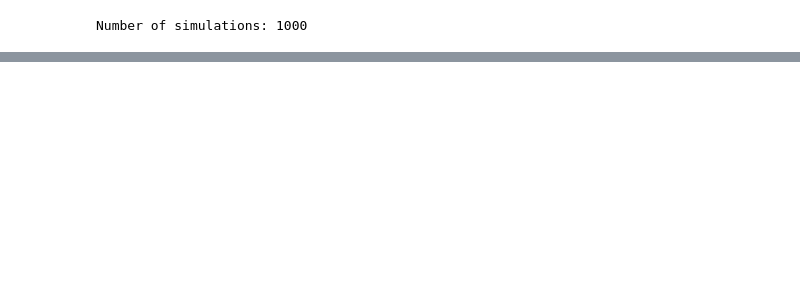
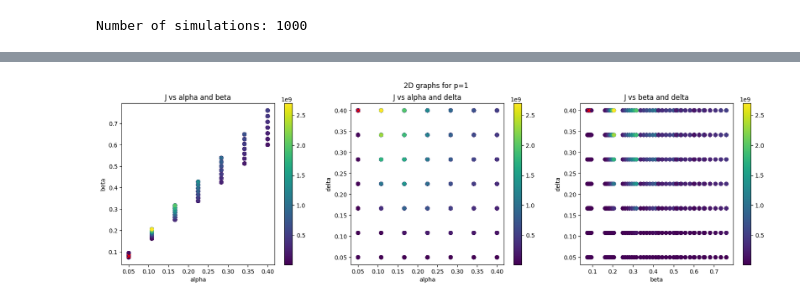
Before and after one commit to Ghostbrush/Epidemiology-Project-Analysis-of-S.F.-D.C.-COVID-Data, a Jupyter notebook: HW2.ipynb, the cells around one changed output, grey strips where cells are left out. Drawn from its saved outputs; the diff is of its cells as text; code cells hidden in the pictures; blank space fills up the shorter version.

```diff
--- a/HW2.ipynb
+++ b/HW2.ipynb
@@ -146,0 +184,18 @@ plt.legend()
+# %%
+def f(y, t, alpha, beta, delta, N):
+    S, E, I, R = y
+    d0 = -beta * S * I/N  # derivative of S(t)
+    d1 = beta * S * I/N - delta * E  # derivative of E(t)
+    d2 = delta * E - alpha * I  # derivative of I(t)
+    d3 = alpha * I  # derivative of R(t)
+    return [d0, d1, d2, d3]
+
+
+def SEIR_simulation(alpha, beta, delta, N):
+    y_0 = [N, I[0], I[0], 0]  # Susceptible, Infected, Recovered
+
+    t = np.arange(start=1, stop=T_max+1.01, step=0.01)
+    y = odeint(partial(f, alpha=alpha, beta=beta, delta=delta, N=N), y_0, t)
+    y = y[::100]
+
+    return y[:, 0], y[:, 1], y[:, 2], y[:, 3]
@@ -146,0 +204,72 @@ plt.legend()
+# %%
+ps = [1, 2, np.inf]
+
+for p in ps:
+    lambda_ = 1
+    minimum = None
+    all_results = []
+
+    for alpha, beta, delta, r0, N in omegas:
+        S_sim, E_sim, I_sim, R_sim = SEIR_simulation(alpha, beta, delta, N)
+        gamma = least_squares(lambda x: np.linalg.norm(accumulated_deaths[:T_max+1] - x * R_sim, ord=p), 1, bounds=(0, 1))
+        gamma = gamma.x[0]
+
+        if p != np.inf:
+            J = np.sum((I - I_sim) ** 2) + lambda_ * np.sum((accumulated_deaths[:T_max+1] - gamma * R_sim) ** 2)
+        else:
+            J = np.max(np.abs(I - I_sim)) + lambda_ * np.max(np.abs(accumulated_deaths[:T_max+1] - gamma * R_sim))
+
+        if minimum is None or J < minimum[0]:
+            minimum = (J, alpha, beta, delta, r0, N, gamma)
+
+        all_results.append((J, alpha, beta, delta, r0, N, gamma))
+
+    J, alpha, beta, delta, r0, N, gamma = minimum
+    all_results = np.array(all_results)
+
+    print(f"[p={p}] alpha: {alpha}, beta: {beta}, delta: {delta}, r0: {r0}, N: {N}, gamma: {gamma}, J: {J}")
+
+    # Sub Question (2)
+    plt.figure()
+    fig, (ax1, ax2, ax3) = plt.subplots(1, 3, figsize=(20, 5))
+    plt.suptitle(f"2D graphs for p={p}")
+
+    temp = ax1.scatter(all_results[:, 1], all_results[:, 2], c=all_results[:, 0])
+    ax1.scatter(alpha, beta, c="red", marker="x")
+    ax1.set_xlabel("alpha")
+    ax1.set_ylabel("beta")
+    ax1.set_title("J vs alpha and beta")
+    fig.colorbar(temp, ax=ax1)
+
+    temp = ax2.scatter(all_results[:, 1], all_results[:, 3], c=all_results[:, 0])
+    ax2.scatter(alpha, delta, c="red", marker="x")
+    ax2.set_xlabel("alpha")
+    ax2.set_ylabel("delta")
+    ax2.set_title("J vs alpha and delta")
+    fig.colorbar(temp, ax=ax2)
+
+    temp = ax3.scatter(all_results[:, 2], all_results[:, 3], c=all_results[:, 0])
+    ax3.scatter(beta, delta, c="red", marker="x")
+    ax3.set_xlabel("beta")
+    ax3.set_ylabel("delta")
+    ax3.set_title("J vs beta and delta")
+    fig.colorbar(temp, ax=ax3)
+
+    plt.show()
+
+    # Sub Question (3)
+    S_sim, E_sim, I_sim, R_sim = SEIR_simulation(alpha, beta, delta, N)
+
+    plt.figure()
+    fig, (ax1, ax2) = plt.subplots(1, 2, figsize=(14, 5))
+    plt.suptitle(f"Infected and Deaths for p={p}")
+
+    ax1.plot(I_sim, label="I_sim")
+    ax1.plot(I, label="I")
+    ax1.legend()
+
+    ax2.plot(gamma * R_sim, label="Y_sim")
+    ax2.plot(accumulated_deaths[:T_max+1], label="Y")
+    ax2.legend()
+    plt.show()
+# %% [output]
@@ -146,0 +278 @@ plt.legend()
+[figure, added]
```
Also changed, not shown: parts of 17 cells of this notebook.
